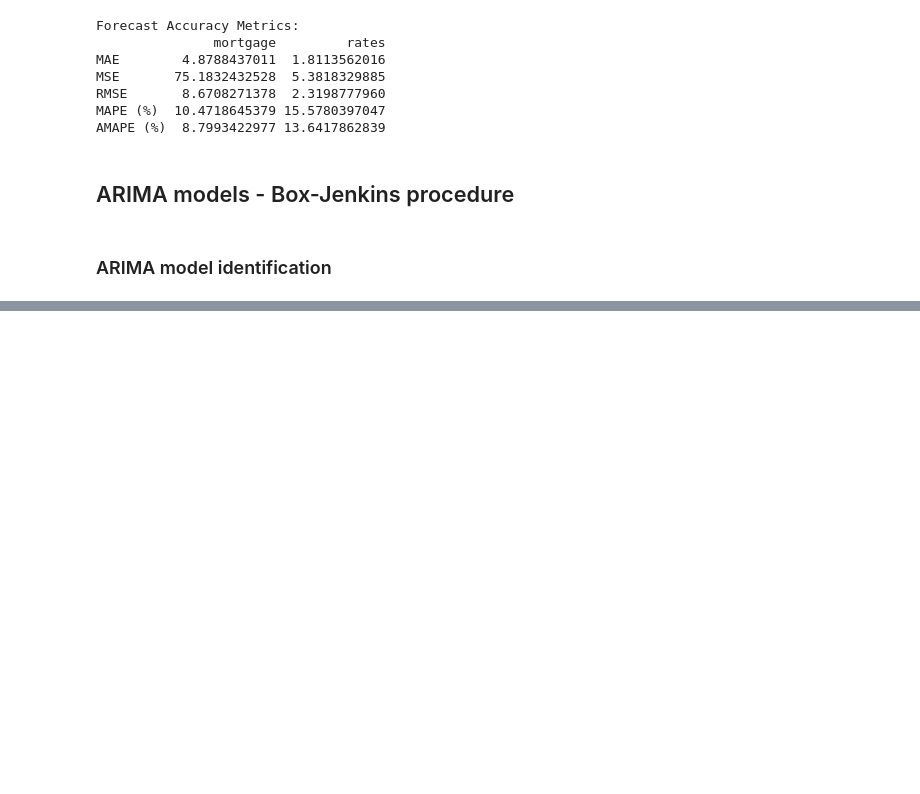
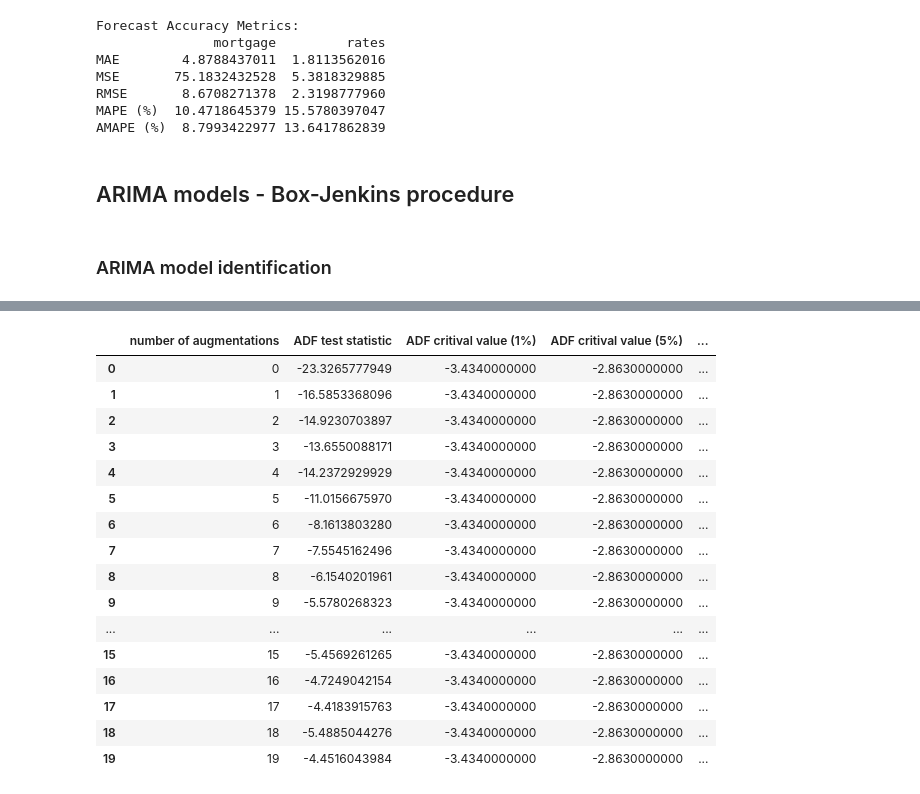
Before and after one commit to asmisiak/TSA_project, a Jupyter notebook: TSA_project.ipynb, the cells around one changed output, grey strips where cells are left out. Cells and saved outputs as stored; diff of their text form; code cells hidden in the pictures; blank space fills up the shorter version.

```diff
--- a/TSA_project.ipynb
+++ b/TSA_project.ipynb
@@ -829,0 +885,20 @@ AMAPE (%)  8.7993422977 13.6417862839
+# %%
+adf_test(data['d_rates_world'], max_aug=20)
+# %% [output]
+|  | number of augmentations | ADF test statistic | ADF critival value (1%) | ADF critival value (5%) | ... |
+| 0 | 0 | -23.3265777949 | -3.4340000000 | -2.8630000000 | ... |
+| 1 | 1 | -16.5853368096 | -3.4340000000 | -2.8630000000 | ... |
+| 2 | 2 | -14.9230703897 | -3.4340000000 | -2.8630000000 | ... |
+| 3 | 3 | -13.6550088171 | -3.4340000000 | -2.8630000000 | ... |
+| 4 | 4 | -14.2372929929 | -3.4340000000 | -2.8630000000 | ... |
+| 5 | 5 | -11.0156675970 | -3.4340000000 | -2.8630000000 | ... |
+| 6 | 6 | -8.1613803280 | -3.4340000000 | -2.8630000000 | ... |
+| 7 | 7 | -7.5545162496 | -3.4340000000 | -2.8630000000 | ... |
+| 8 | 8 | -6.1540201961 | -3.4340000000 | -2.8630000000 | ... |
+| 9 | 9 | -5.5780268323 | -3.4340000000 | -2.8630000000 | ... |
+| ... | ... | ... | ... | ... | ... |
+| 15 | 15 | -5.4569261265 | -3.4340000000 | -2.8630000000 | ... |
+| 16 | 16 | -4.7249042154 | -3.4340000000 | -2.8630000000 | ... |
+| 17 | 17 | -4.4183915763 | -3.4340000000 | -2.8630000000 | ... |
+| 18 | 18 | -5.4885044276 | -3.4340000000 | -2.8630000000 | ... |
+| 19 | 19 | -4.4516043984 | -3.4340000000 | -2.8630000000 | ... |
```
Also changed, not shown: parts of 7 cells of this notebook.
